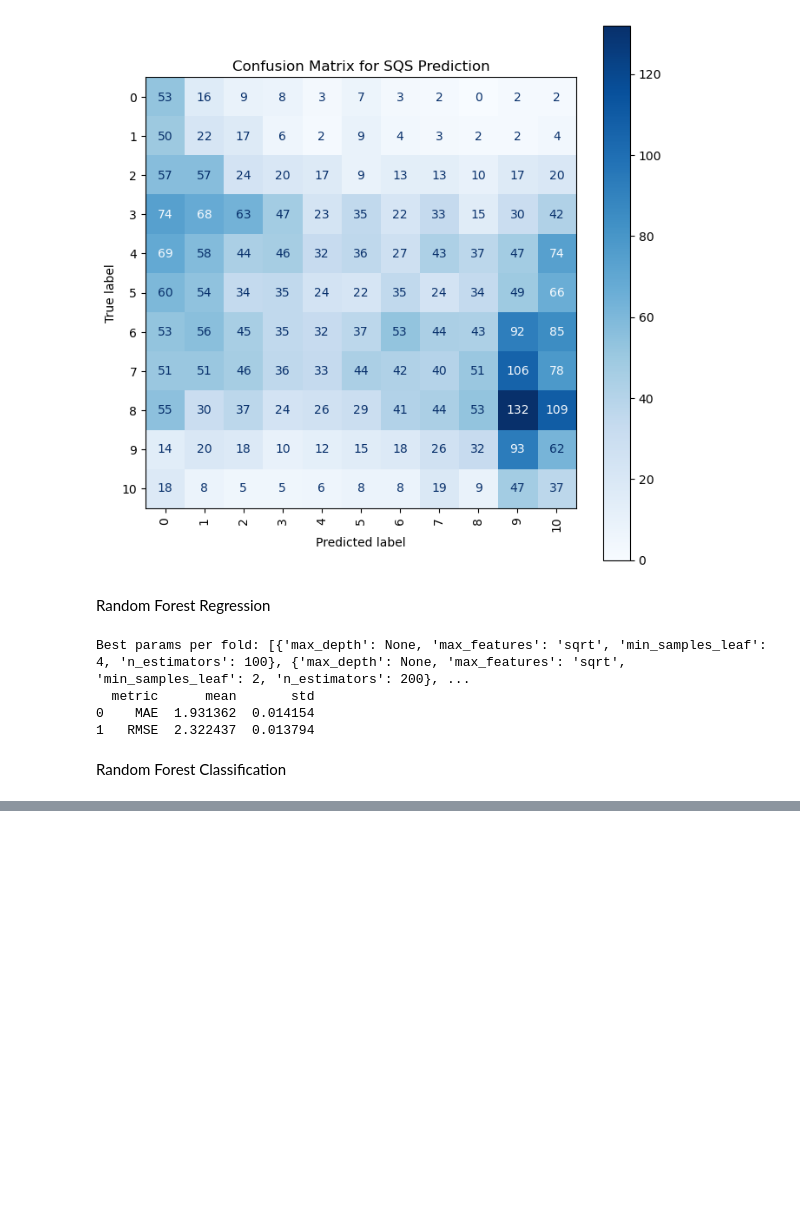
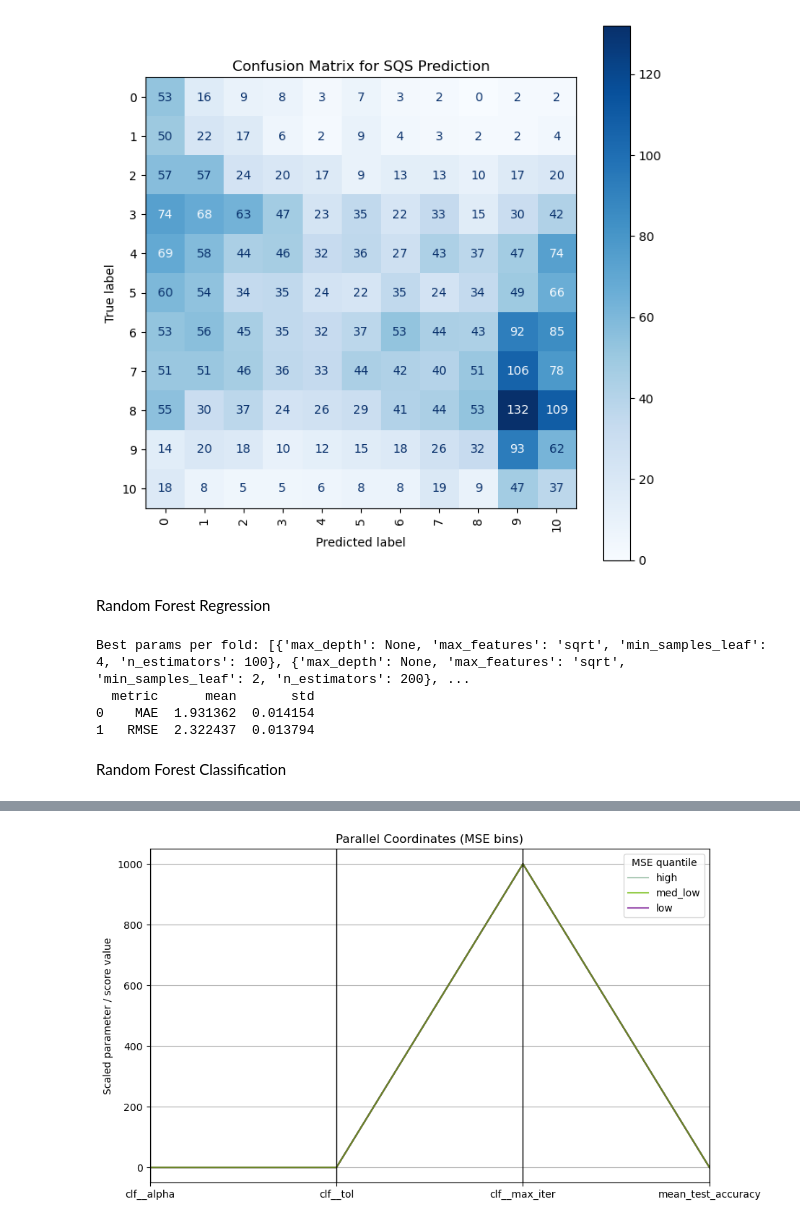
Before and after one commit to aabbylam/hda-project, a Jupyter notebook: rq1/insomnia.ipynb, the cells around one changed output, grey strips where cells are left out. Saved outputs shown, nothing was run; the diff lists cells and outputs as text; code cells hidden in the pictures; blank space fills up the shorter version.

```diff
--- a/rq1/insomnia.ipynb
+++ b/rq1/insomnia.ipynb
@@ -1935,0 +2535,6 @@ KeyboardInterrupt:
+# %%
+model_list = []
+for name in ['linear', 'rf', 'xgb', 'mlp']:
+  model_list.append(np.full(5, name))
+
+best_cv_df = pd.DataFrame({'model': np.hstack((model_list)), 'accuracy':None, 'kappa':None, 'best_hyper_param': None})
@@ -1935,0 +2583,36 @@ KeyboardInterrupt:
+# %%
+model_name = 'sgd'
+# Save best params
+best_cv_df.loc[best_cv_df['model']==model_name, 'best_hyper_param'] = str(best_params)
+
+# Save the split scores
+cv_values = cv_results.loc[best_index, cv_results.columns.str.startswith('split')]
+best_cv_df.loc[best_cv_df['model']==model_name, 'accuracy'] = cv_values.filter(like='split0_test_accuracy').values
+best_cv_df.loc[best_cv_df['model']==model_name, 'kappa']    = cv_values.filter(like='split0_test_kappa').values
+
+# (Optional) visualize again with Plotly
+tune_result_df = pd.concat([
+    pd.DataFrame(cv_results['params'].tolist()),
+    cv_results.filter(like='mean_test_')
+], axis=1)
+
+import pandas as pd
+import matplotlib.pyplot as plt
+from pandas.plotting import parallel_coordinates
+
+df = tune_result_df.copy()
+df['mse_bin'] = pd.qcut(df['mean_test_mse'], q=4, labels=['low','med_low','med_high','high'])
+
+plt.figure(figsize=(10,6))
+parallel_coordinates(
+    df[['clf__alpha','clf__tol','clf__max_iter','mean_test_accuracy','mse_bin']],
+    class_column='mse_bin',
+    cols=['clf__alpha','clf__tol','clf__max_iter','mean_test_accuracy'],
+    alpha=0.7
+)
+plt.title("Parallel Coordinates (MSE bins)")
+plt.ylabel("Scaled parameter / score value")
+plt.legend(title='MSE quantile')
+plt.show()
+# %% [output]
+[figure, added]
```
Also changed, not shown: parts of 17 cells of this notebook.
